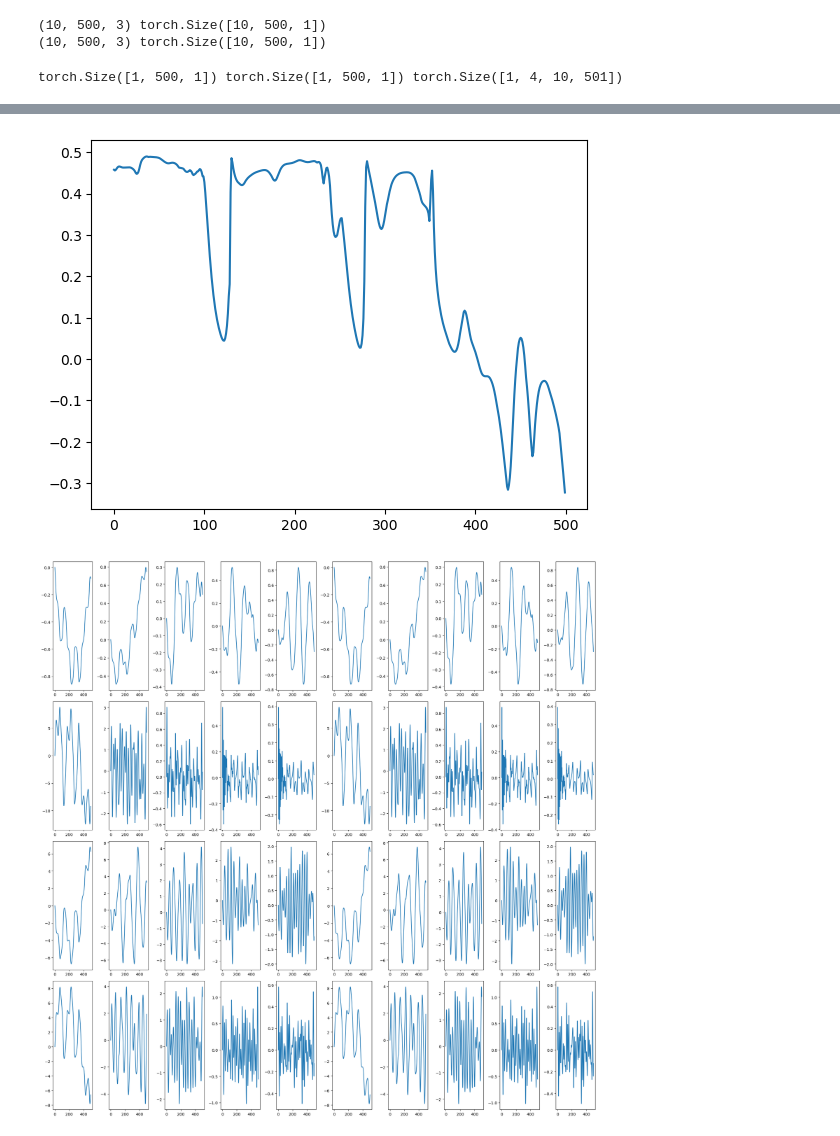
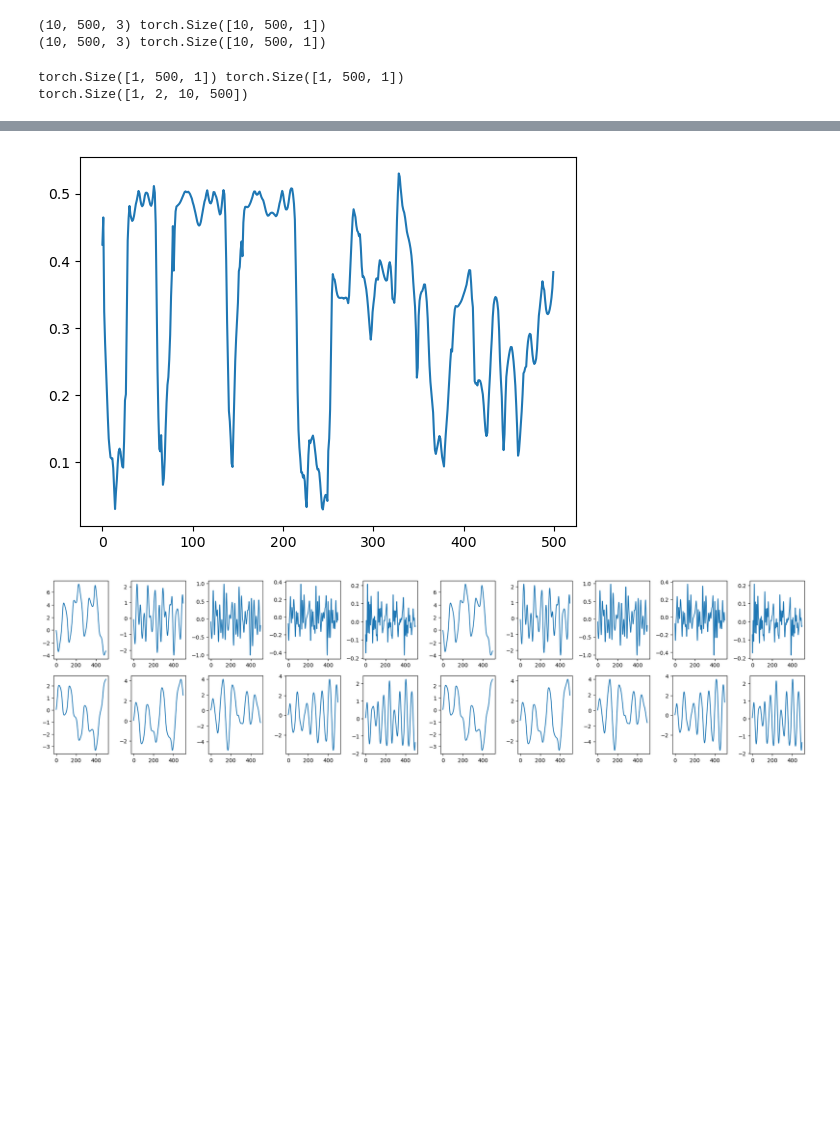
Before and after one commit to mitchellostrow/nn_delay_embeddings, a Jupyter notebook: notebooks/4-11-24 s4_from_scratch.ipynb, the cells around one changed output, grey strips where cells are left out. Drawn from its saved outputs; the diff is of its cells as text; code cells hidden in the pictures; blank space fills up the shorter version.

```diff
--- a/notebooks/4-11-24 s4_from_scratch.ipynb
+++ b/notebooks/4-11-24 s4_from_scratch.ipynb
@@ -289,25 +369,33 @@ plot_uxy(u,xs,ys)
 # %%
 class S4DMinimal(nn.Module):
-    def __init__(self,d_input,d_output,d_model,d_state,dropout=0.0,prenorm=False):
+    def __init__(self,d_input,d_output,d_model,d_state,dropout=0.0,prenorm=False,expansion=4,noC=False):
         super().__init__()
+        self.noC = noC
         self.prenorm = prenorm
         self.encoder = nn.Linear(d_input,d_model)
-        self.s4 = S4D_rnn(n_inputs=d_model,n_states_per_input=d_state)
+        self.s4 = S4D_rnn(n_inputs=d_model,n_states_per_input=d_state,noC=noC)
+        if self.noC: #if we return all A's (the delay embedded formulation)
+            self.dm = d_state * d_model // 2 #dividing by 2 bc of conjugate pairs
+        else:
+            self.dm = d_model
 
-        self.decoder = nn.Linear(d_model,d_output)
-        self.norm = nn.LayerNorm(d_model)
+
+        self.norm = nn.LayerNorm(self.dm) if not prenorm else nn.LayerNorm(d_model)
         self.droppout = nn.Dropout(dropout)
 
-        self.mlp = nn.Sequential(
-            nn.Linear(d_model,4*d_model),
+        # self.decoder = nn.Linear(dm,d_output)
+
+        self.decoder = nn.Sequential(
+            nn.Linear(self.dm,expansion*self.dm),
             nn.ReLU(),
-            nn.Linear(4*d_model,d_output)
+            nn.Linear(expansion*self.dm,d_output)
         )
 
         self.rnn = False
 
     def forward(self,x):
         u = self.encoder(x)  # (B, L, d_input) -> (B, L, d_model)
+        b,l,dinp = u.shape
 
         u = u.transpose(-1, -2)  # (B, L, d_model) -> (B, d_model, L)
 
@@ -323,7 +411,12 @@ class S4DMinimal(nn.Module):
         ys = ys.transpose(-1, -2)  # (B, d_model, L) -> (B, L, d_model)
         u = u.transpose(-1, -2)
         # Residual connection
-        zs = ys + u # B, L, d_model
+        if self.noC:
+            zs = ys.reshape(b,l,self.dm)
+            #u won't be the right dimension, and besides, we already have this in y
+            #also,flatten each ssm output
+        else:
+            zs = ys + u # B, L, d_model
 
         if not self.prenorm:
             # Postnorm
@@ -332,7 +425,7 @@ class S4DMinimal(nn.Module):
         # zs = zs.transpose(-1, -2) # B, d_model, L
 
         # Decode the outputs
-        zs = self.mlp(zs)  # (B, L, d_model) -> (B, L, d_output)
+        zs = self.decoder(zs)  # (B, L, d_model) -> (B, L, d_output)
 
         return zs, xs
 # %%
@@ -355,22 +448,26 @@ train_loader, val_loader, train_data, val_data = make_dataset(Lorenz,500,10)
 (10, 500, 3) torch.Size([10, 500, 1])
 # %%
 data = next(iter(train_loader))
-model = S4DMinimal(1,1,4,10)
+
+noC = True
+model = S4DMinimal(1,1,2,10,noC=noC)
 model.rnn = True
 out,hiddens = model(data)
 
 print(data.shape,out.shape)
-print(hiddens.shape)
+if hiddens is not None:
+    print(hiddens.shape)
 # %% [output]
-torch.Size([1, 500, 1]) torch.Size([1, 500, 1]) torch.Size([1, 4, 10, 501])
+torch.Size([1, 500, 1]) torch.Size([1, 500, 1])
+torch.Size([1, 2, 10, 500])
 # %%
-
-
 plt.plot(data[0,:,0])
 plt.figure()
 plt.plot(out[0,:,0].detach().numpy())
 
-fig, ax = plt.subplots(hiddens.shape[1],hiddens.shape[2],figsize=(20,20))
+fig, ax = plt.subplots(hiddens.shape[1],hiddens.shape[2],figsize=(20,5))
+if hiddens.shape[1] == 1:
+    ax = np.array([ax])
 for i in range(hiddens.shape[1]):
     for j in range(hiddens.shape[2]):
         ax[i,j].plot(hiddens[0,i,j].detach().numpy())
@@ -381,5 +478,5 @@ plt.tight_layout()
-[figure, old version]
+[figure, new version]
-[figure, old version]
+[figure, new version]
 # %%
 from torch.optim import AdamW
 
```
Also changed, not shown: parts of 8 cells of this notebook.
